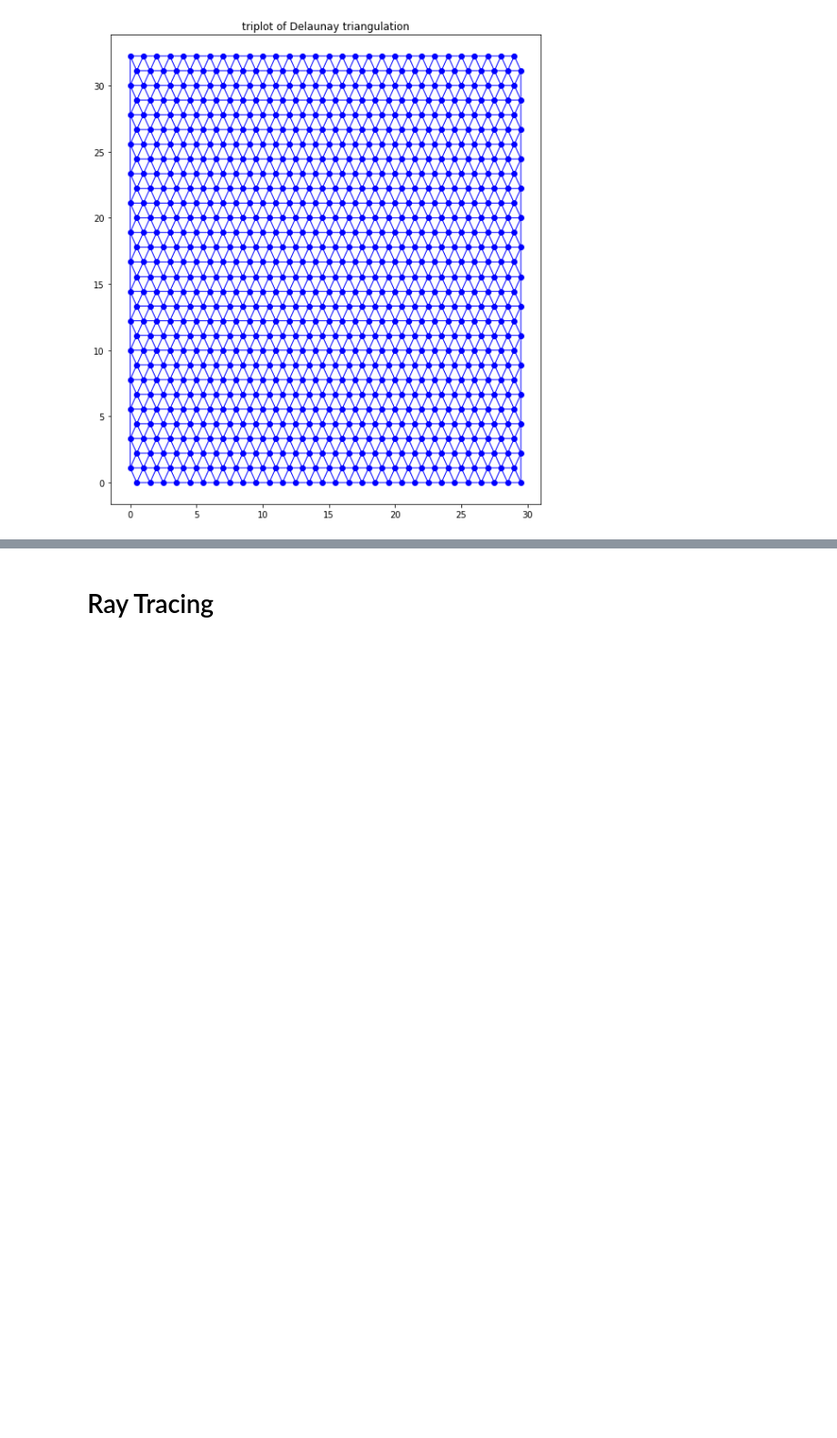
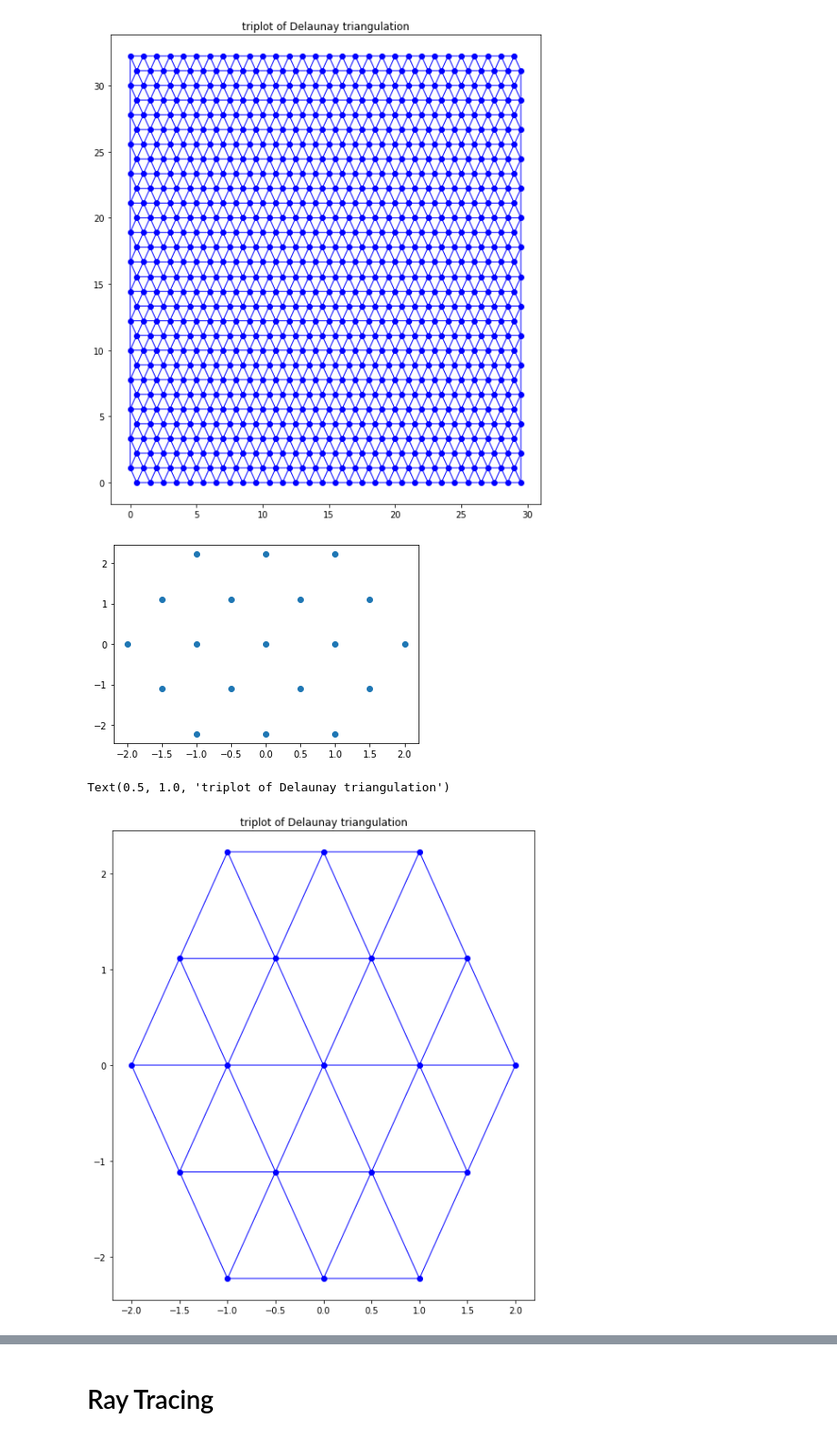
Before and after one commit to pakhuiying/wave_simulation, a Jupyter notebook: Cox_Munk_wave.ipynb, the cells around one changed output, grey strips where cells are left out. Shown at 91% size. Cells and saved outputs as stored; diff of their text form; code cells hidden in the pictures; blank space fills up the shorter version.

Commit message:
added hexagonal grid

```diff
--- a/Cox_Munk_wave.ipynb
+++ b/Cox_Munk_wave.ipynb
@@ -98,6 +101,46 @@ ax1.set_title('triplot of Delaunay triangulation')
 # %% [output]
 Text(0.5, 1.0, 'triplot of Delaunay triangulation')
 [figure]
+# %%
+n = 2
+def get_hexagonal_vertices(n,delta=1,eps = eps):
+    """
+    n (int): order of hexagonal grid
+    """
+    L = 2*n+1 #largest number of vertices at the center
+    i_0 = np.linspace(-n,n,num=L)
+    x = []
+    y = []
+    for i in range(n+1): #inclusive of n
+        # y.append((2*i,i_0[i:L-i]))
+        # if (n%2 == 1):
+        #     y.append((i,np.linspace(-n+delta)))
+        x0 = np.linspace(-n+i*delta/2,n-i*delta/2,num=L-i)
+        y0 = np.repeat(np.array([i]),x0.shape[0],axis=0)
+        x.append(x0)
+        y.append(y0*eps)
+
+    y = y + ([i*-1 for i in y[1:]])
+    x = x + (x[1:])
+    x = np.concatenate(x)
+    y = np.concatenate(y)
+
+    plt.figure()
+    plt.plot(x,y,'o')
+    plt.show()
+    return x,y
+
+x,y = get_hexagonal_vertices(n=2)
+triang = mpl.tri.Triangulation(x, y) ## Triangulate parameter space to determine the triangles using a Delaunay triangulation
+
+fig1, ax1 = plt.subplots(figsize=(10,10))
+ax1.set_aspect('equal')
+ax1.triplot(triang, 'bo-', lw=1)
+ax1.set_title('triplot of Delaunay triangulation')
+# %% [output]
+[figure, added]
+Text(0.5, 1.0, 'triplot of Delaunay triangulation')
+[figure, added]
 # %%
 U = 10 # wind speed: 10 m/s
 sigma_a = a_u*U
```
Also changed, not shown: parts of 10 cells of this notebook.
